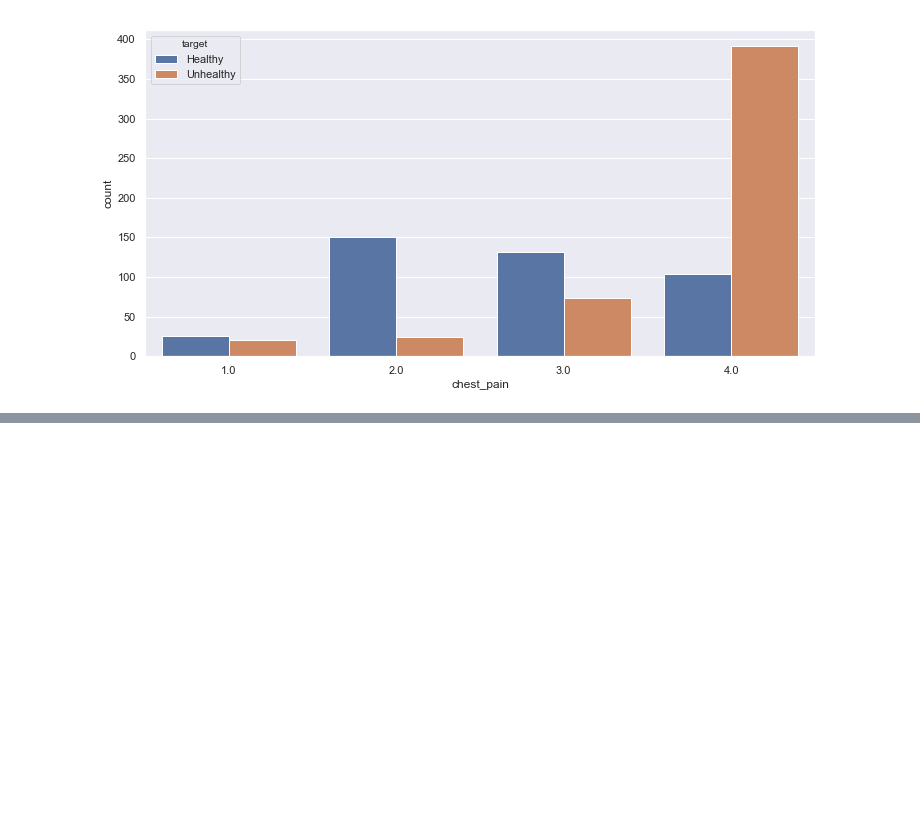
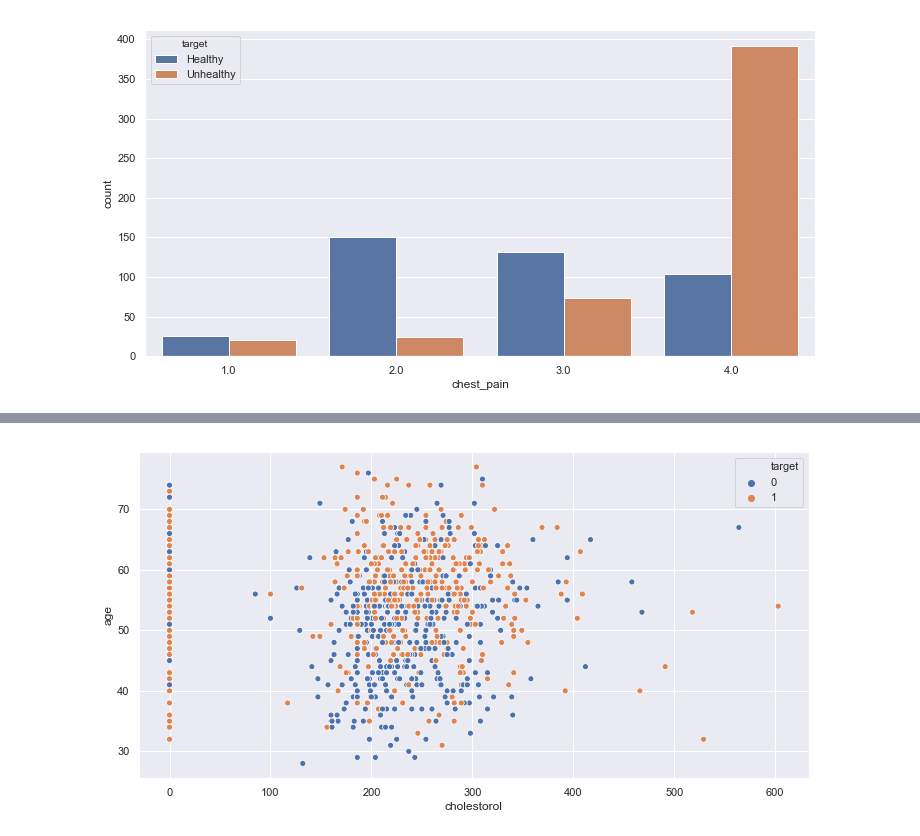
Before and after one commit to dimitraz/medical-data, a Jupyter notebook: Data Wrangling 2.ipynb, the cells around one changed output, grey strips where cells are left out. Drawn from its saved outputs; the diff is of its cells as text; code cells hidden in the pictures; blank space fills up the shorter version.

```diff
--- a/Data Wrangling 2.ipynb
+++ b/Data Wrangling 2.ipynb
@@ -456,0 +507,5 @@ lab 2
+# %%
+sns.scatterplot(x="cholestorol", y="age", hue="target", data=df)
+plt.show()
+# %% [output]
+[figure, added]
```
Also changed, not shown: parts of 28 cells of this notebook.
